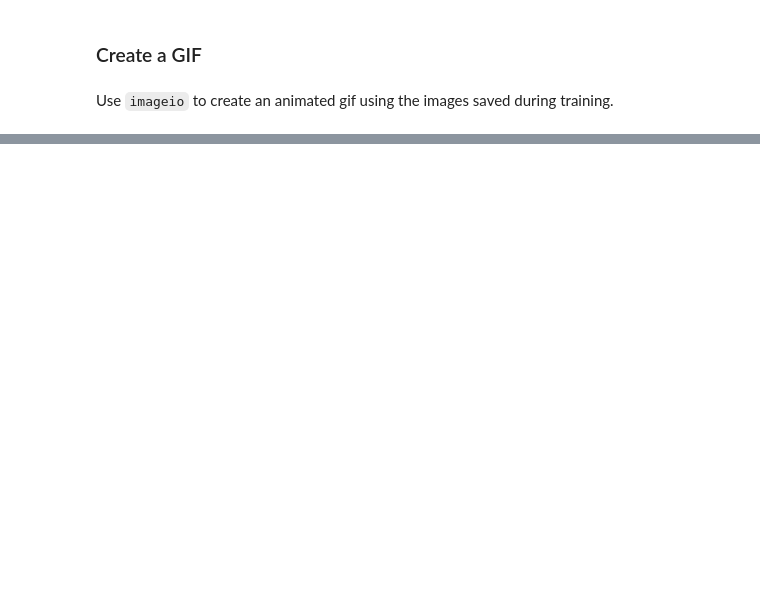
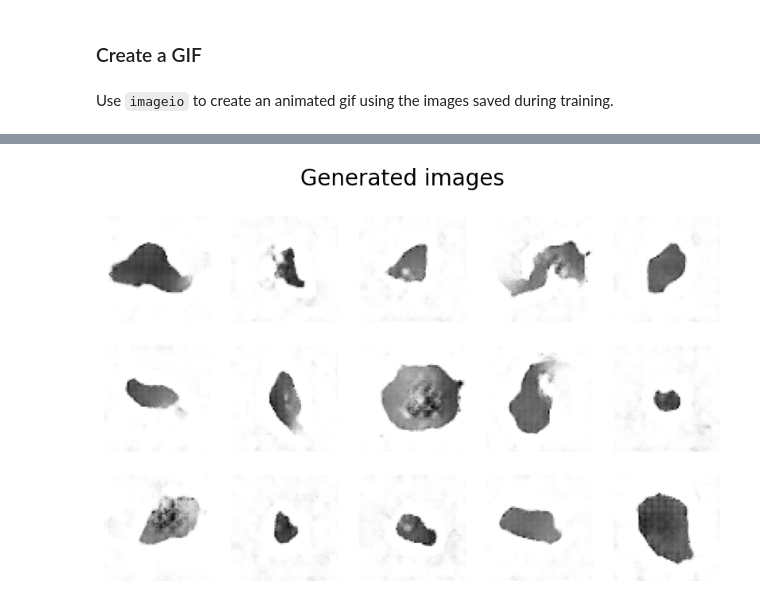
Before and after one commit to Rtniewi/kcwiertniewicz-IDS, a Jupyter notebook: Assignment4_Final.ipynb, the cells around one changed output, grey strips where cells are left out. Saved outputs shown, nothing was run; the diff lists cells and outputs as text; code cells hidden in the pictures; blank space fills up the shorter version.

```diff
--- a/Assignment4_Final.ipynb
+++ b/Assignment4_Final.ipynb
@@ -246,6 +262,7 @@ def train_step(images):
     discriminator_optimizer.apply_gradients(zip(gradients_of_discriminator, discriminator.trainable_variables))
 # %%
 from tqdm import tqdm
+from IPython import display
 
 def train(dataset, epochs):
   for epoch in range(epochs):
@@ -260,9 +277,8 @@ def train(dataset, epochs):
                              epoch + 1,
                              seed)
 
-    # Save the model every 15 epochs
-    if (epoch + 1) % 15 == 0:
-      checkpoint.save(file_prefix = checkpoint_prefix)
+    # Save the model every epoch
+    checkpoint.save(file_prefix = checkpoint_prefix)
 
     print ('Time for epoch {} is {} sec'.format(epoch + 1, time.time()-start))
 
@@ -333,0 +362,22 @@ num_examples_to_generate = 16
+# %%
+all_data = []
+for i in train.as_numpy_iterator():
+    all_data.extend(i)
+all_data = np.array(all_data)
+# %%
+r, c = 3, 5
+fig, axs = plt.subplots(r, c, figsize=(10, 6))
+fig.suptitle("Generated images", fontsize=20)
+
+noise = np.random.normal(size=(r * c, Z_DIM))
+gen_imgs = generator.predict(noise)
+
+cnt = 0
+for i in range(r):
+    for j in range(c):
+        axs[i, j].imshow(gen_imgs[cnt], cmap="gray_r")
+        axs[i, j].axis("off")
+        cnt += 1
+
+plt.show()
+# %% [output]
@@ -333,0 +385 @@ num_examples_to_generate = 16
+[figure, added]
```
Also changed, not shown: parts of 17 cells of this notebook.
